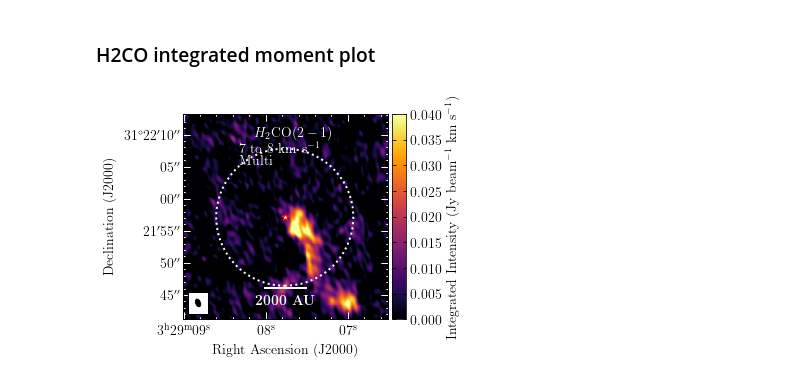
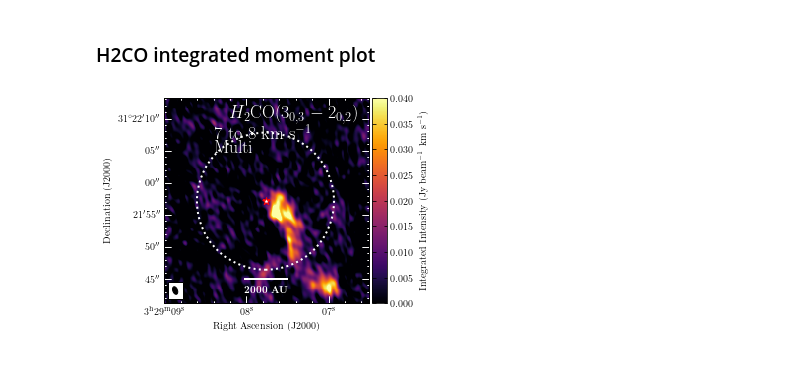
Before and after one commit to tere-valdivia/Per-emb-50_results, a Jupyter notebook: Data_figures.ipynb, the cells around one changed output. Cells and saved outputs as stored; diff of their text form; code cells hidden in the pictures.

```diff
--- a/Data_figures.ipynb
+++ b/Data_figures.ipynb
@@ -45,7 +49,7 @@ vmax = 0.04
 vmid = 0.01
 cmap = 'inferno'
 radiusplot = 18/3600
-title = r'$H_{2}$CO($2-1$)\\'+str(velinit)+' to '+str(velend)+r' km s$^{-1}$\\'+cleanalg
+title = r'$H_{2}$CO($3_{0,3}-2_{0,2}$)\\'+str(velinit)+' to '+str(velend)+r' km s$^{-1}$\\'+cleanalg
 
 contourfile = 'SO_55_44/Per-emb-50_C_l009l048_cont.fits'
 contourfile2 = filename+'.fits'
@@ -54,44 +58,33 @@ regions = folder +'spectra_regs.reg'
 
 cube = SpectralCube.read(filename+'.fits')
 cube = cube.with_spectral_unit(u.km/u.s)
 headercube = cube.hdu.header
 freq = headercube['RESTFREQ'] * u.Hz
 phasecent = [headercube['ra'], headercube['dec']]
 
 subcube = cube.spectral_slab(velinit*u.km/u.s, velend*u.km/u.s)
 moment0 = subcube.moment(order=moment).hdu
 rms = calculatenoise(moment0.data)[0]
 if contourplot:
     contourfile = SpectralCube.read(contourfile)
     contourfile = contourfile[0,:,:]
     contourfile2 = SpectralCube.read(contourfile2).with_spectral_unit(u.km/u.s)
     contour2 = contourfile2.spectral_slab(velinit*u.km/u.s, velend*u.km/u.s).moment(order=moment).hdu
     rms2 = calculatenoise(contour2.data)[0]
 
 
 fig = plot_aplpy_standard(moment0, stretch, vmin, vmax, cmap)
-# fig = aplpy.FITSFigure(moment0, figsize=(4,4))
-# if stretch=='arcsinh':
-#     fig.show_colorscale(stretch=stretch, cmap=cmap, vmin=vmin, vmax=vmax, vmid=vmid)
-# else:
-#     fig.show_colorscale(stretch=stretch, cmap=cmap, vmin=vmin, vmax=vmax)
-# fig.add_colorbar()
 fig.colorbar.set_axis_label_text(r'Integrated Intensity (Jy beam$^{-1}$ km s$^{-1}$)')
-# setup_plot_noema(fig, label_col='w', star_col='k')
 fig.show_circles(phasecent[0], phasecent[1], (pb_noema(freq).to(u.deg)*0.5).value, ls=':', color='w', lw=2)
-# fig.recenter(phasecent[0], phasecent[1], radiusplot)
 if contourplot:
     fig.show_contour(contour2, levels=[rms2*3, rms2*5], colors='w')
 if regionplot:
     fig.show_regions(regions)
-# fig.beam.set_color('k')
-# fig.beam.set_frame(True)
-fig.add_label(0.5,0.85, title, color='white',
-               relative=True, horizontalalignment='center')
-# fig.scalebar.set_linewidth(2)
+fig.add_label(0.95,0.85, title, color='white',
+               relative=True, horizontalalignment='right', size=18)
 fig.scalebar.set_label(r'\textbf{2000 AU}')
 
 if saveaction:
     plt.savefig(savefile, bbox_inches='tight', dpi=300)
 # %% [output]
-[figure, old version]
+[figure, new version]
```
Also changed, not shown: parts of 5 cells of this notebook, 6 other files.
